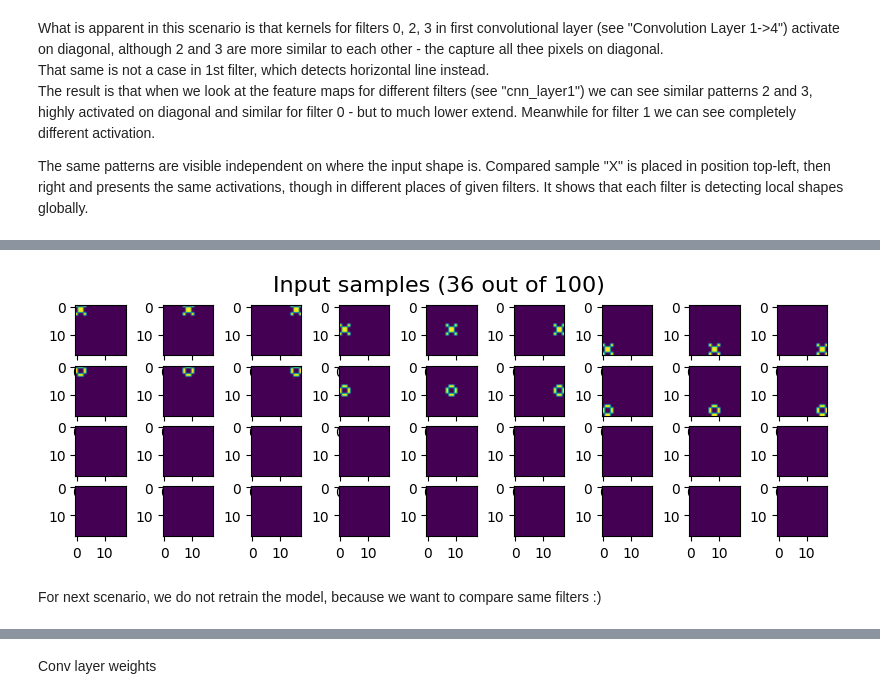
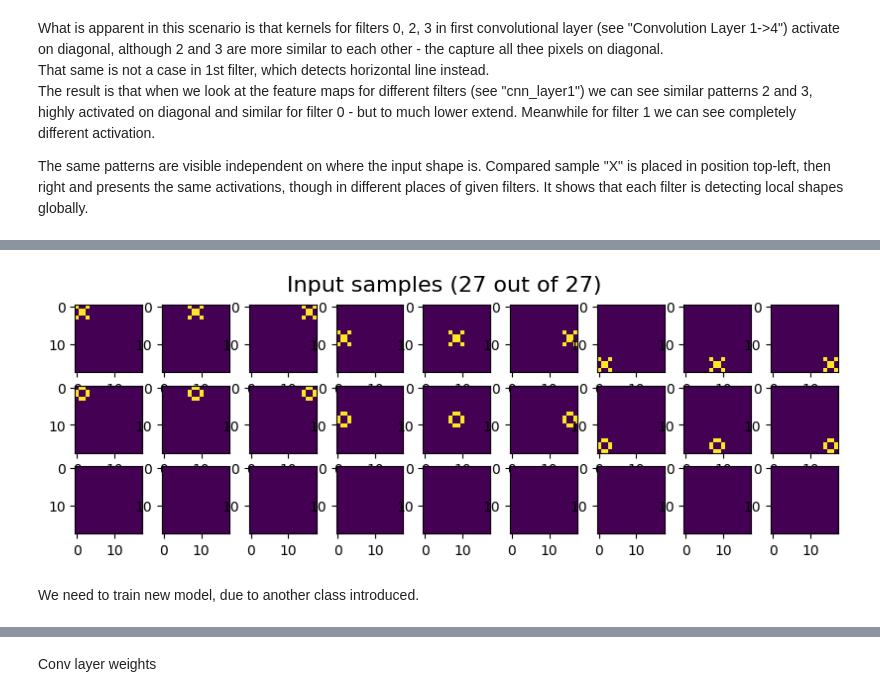
Before and after one commit to zostaw/disect-cnn, a Jupyter notebook: cnn_disect.ipynb, the cells around one changed output, grey strips where cells are left out. Saved outputs shown, nothing was run; the diff lists cells and outputs as text; code cells hidden in the pictures.

```diff
--- a/cnn_disect.ipynb
+++ b/cnn_disect.ipynb
@@ -460,37 +471,41 @@ We're generating 9 samples with symbol "X" and 9 samples with symbol "O", the re
 # %%
 symbol_1 = torch.tensor([
                          [0, 1, 1, 0],
                          [1, 0, 0, 1],
                          [1, 0, 0, 1],
                          [0, 1, 1, 0]])
 
 # generate random samples
-ds_size = 100
+ds_size = 27
 num_classes = 3
 if NOISE:
     X = (torch.rand((ds_size, 18, 18), requires_grad=True))/2
 else:
     X = (torch.zeros((ds_size, 18, 18), requires_grad=True))/2
-Y = torch.zeros(ds_size)
+Y = torch.zeros(ds_size, num_classes)
+
+# initiate output class to "no" class:
+for i in range(Y.shape[0]):
+    Y[i] = torch.tensor([1, 0, 0])
 
 # include X symbol
 for i in range(3):
     for j in range(3):
         X[3*i+j, (i*6+(i)):(i*6+(i)+4), (j*6+(j)):(j*6+(j)+4)] = symbol_0
-        Y[3*i+j] = torch.tensor([1])
+        Y[3*i+j] = torch.tensor([0, 1, 0])
 
 # include O symbol
 for i in range(3):
     for j in range(3):
         X[3*i+j+9, (i*6+(i)):(i*6+(i)+4), (j*6+(j)):(j*6+(j)+4)] = symbol_1
-        Y[3*i+j+9] = torch.tensor([2])
+        Y[3*i+j+9] = torch.tensor([0, 0, 1])
 
 # dataloader
 dataset = CustomDataset(X, Y)
-dataloader = DataLoader(dataset, batch_size=ds_size, shuffle=False)
+dataloader = DataLoader(dataset, batch_size=ds_size, shuffle=True) # we take full dataset as batch_size
 
-print_samples(X, 4, 9)
+print_samples(X, 3, 9)
 # %% [output]
-[figure, old version]
+[figure, new version]
-# %% [markdown]
-For next scenario, we do not retrain the model, because we want to compare same filters :)
+# %% [markdown]
+We need to train new model, due to another class introduced.
```
Also changed, not shown: parts of 33 cells of this notebook.
